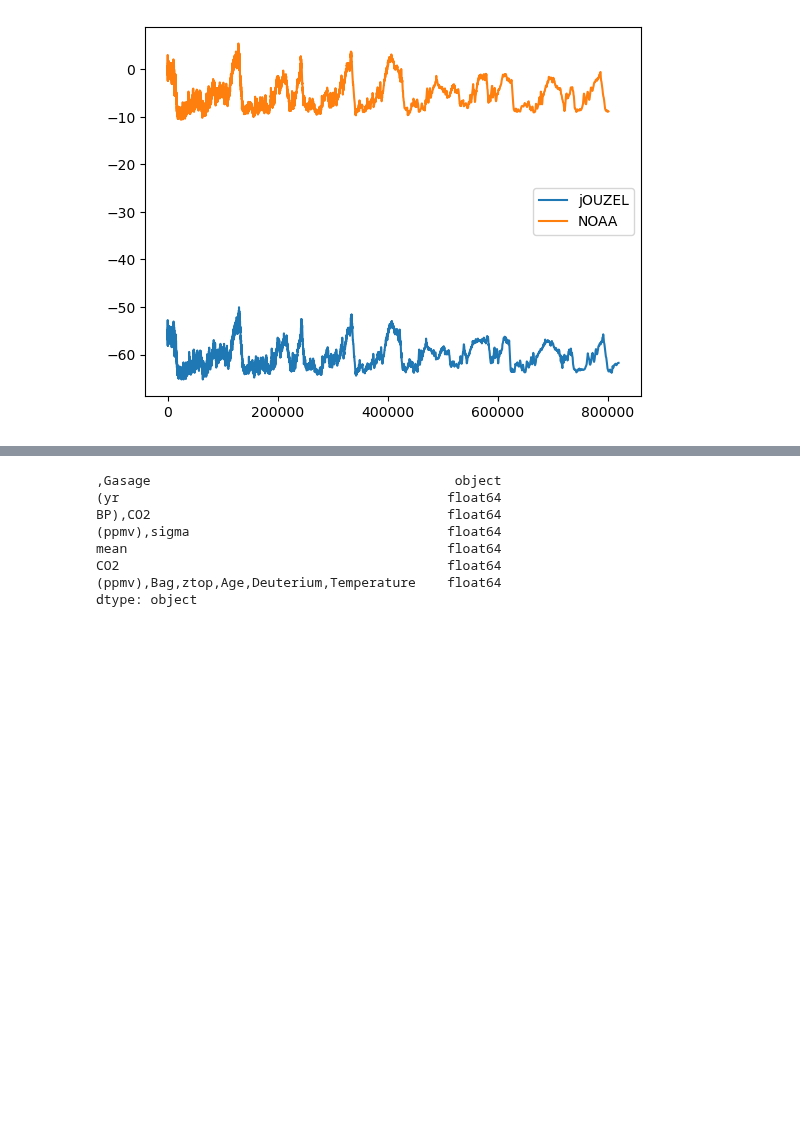
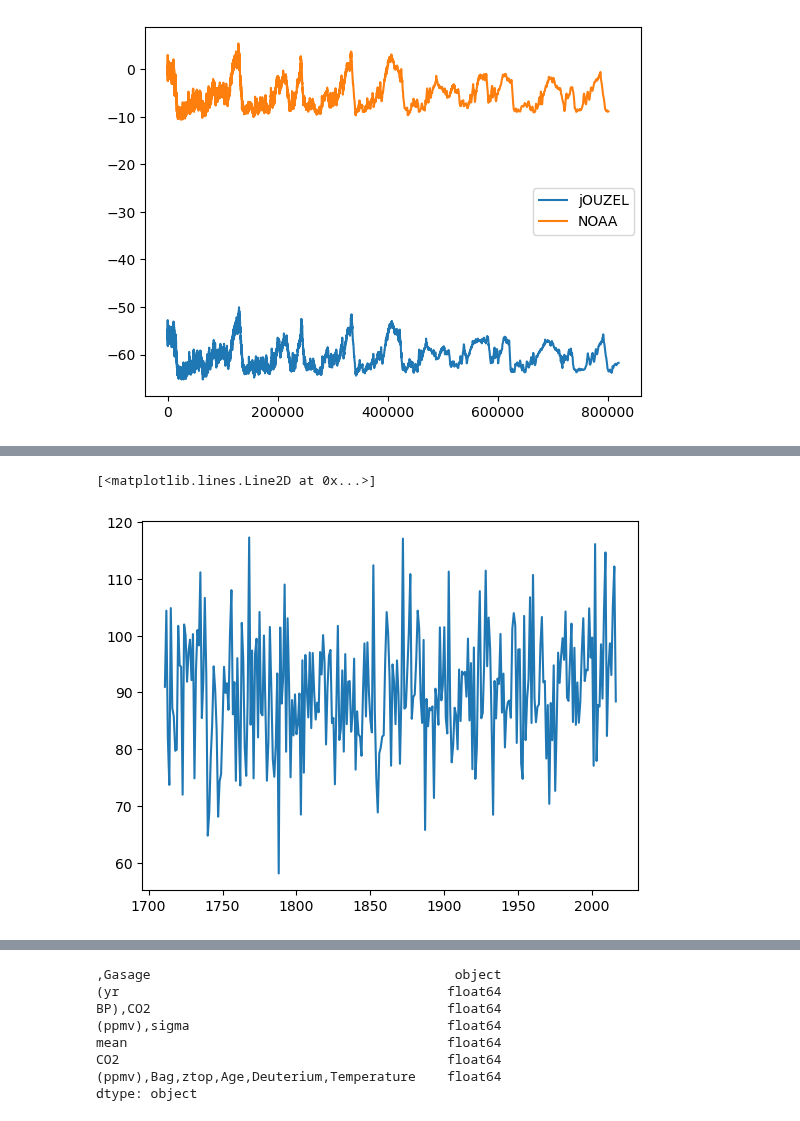
Before and after one commit to dectan/Programming-for-Data-Analysis-Project-2, a Jupyter notebook: test3.ipynb, the cells around one changed output, grey strips where cells are left out. Cells and saved outputs as stored; diff of their text form; code cells hidden in the pictures; blank space fills up the shorter version.

```diff
--- a/test3.ipynb
+++ b/test3.ipynb
@@ -223,0 +268,6 @@ plt.show()
+# %%
+yearly_averages = df16a.groupby('Year')['Median montly series'].mean()
+# Print the yearly averages
+print(yearly_averages)
+# Print the yearly averages
+#print(yearly_averages)
@@ -223,0 +288,5 @@ plt.show()
+# %%
+plt.plot(yearly_averages, label='Yearly Averages')
+# %% [output]
+[<matplotlib.lines.Line2D at 0x...>]
+[figure, added]
```
Also changed, not shown: parts of 13 cells of this notebook, 1 other file.
